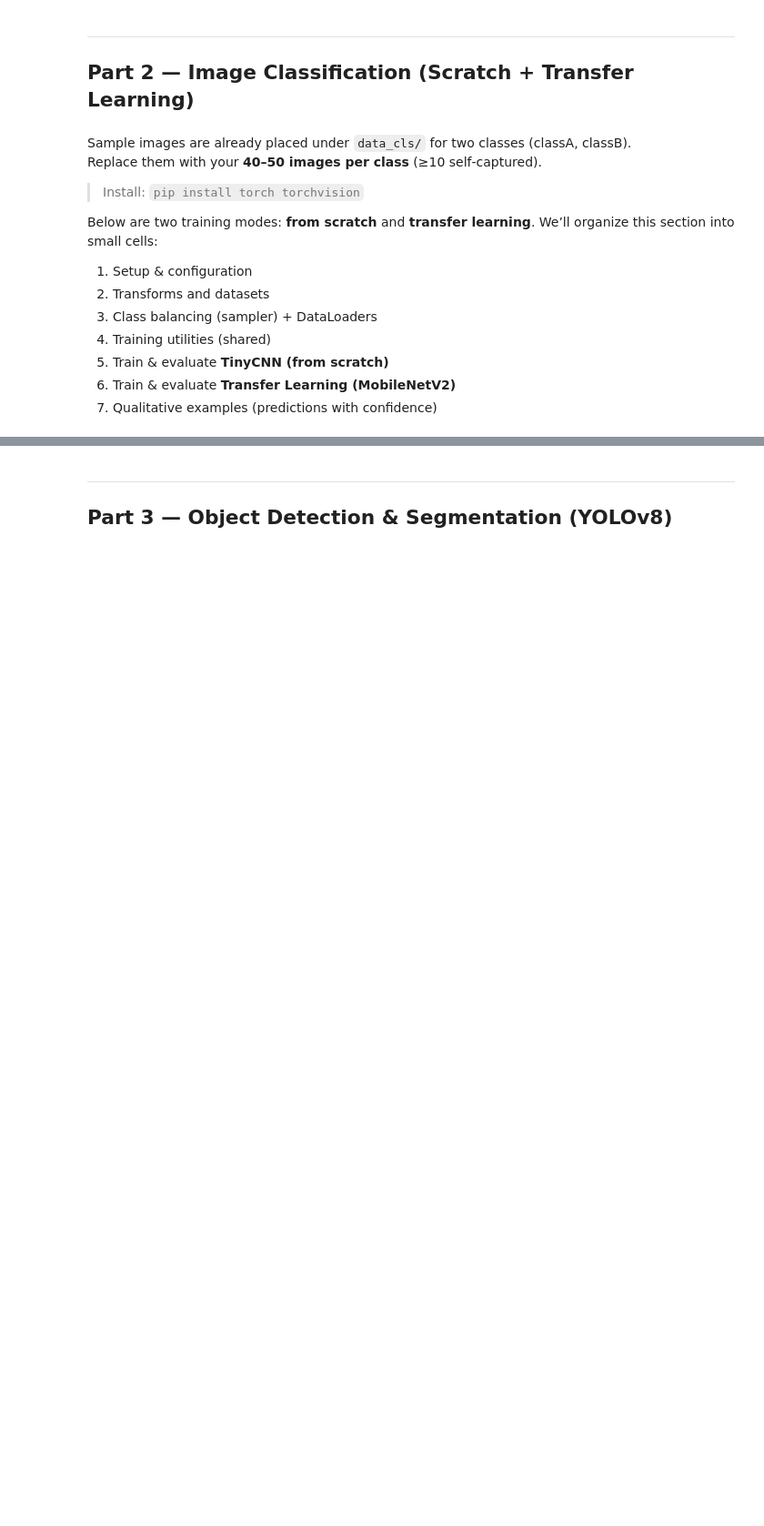
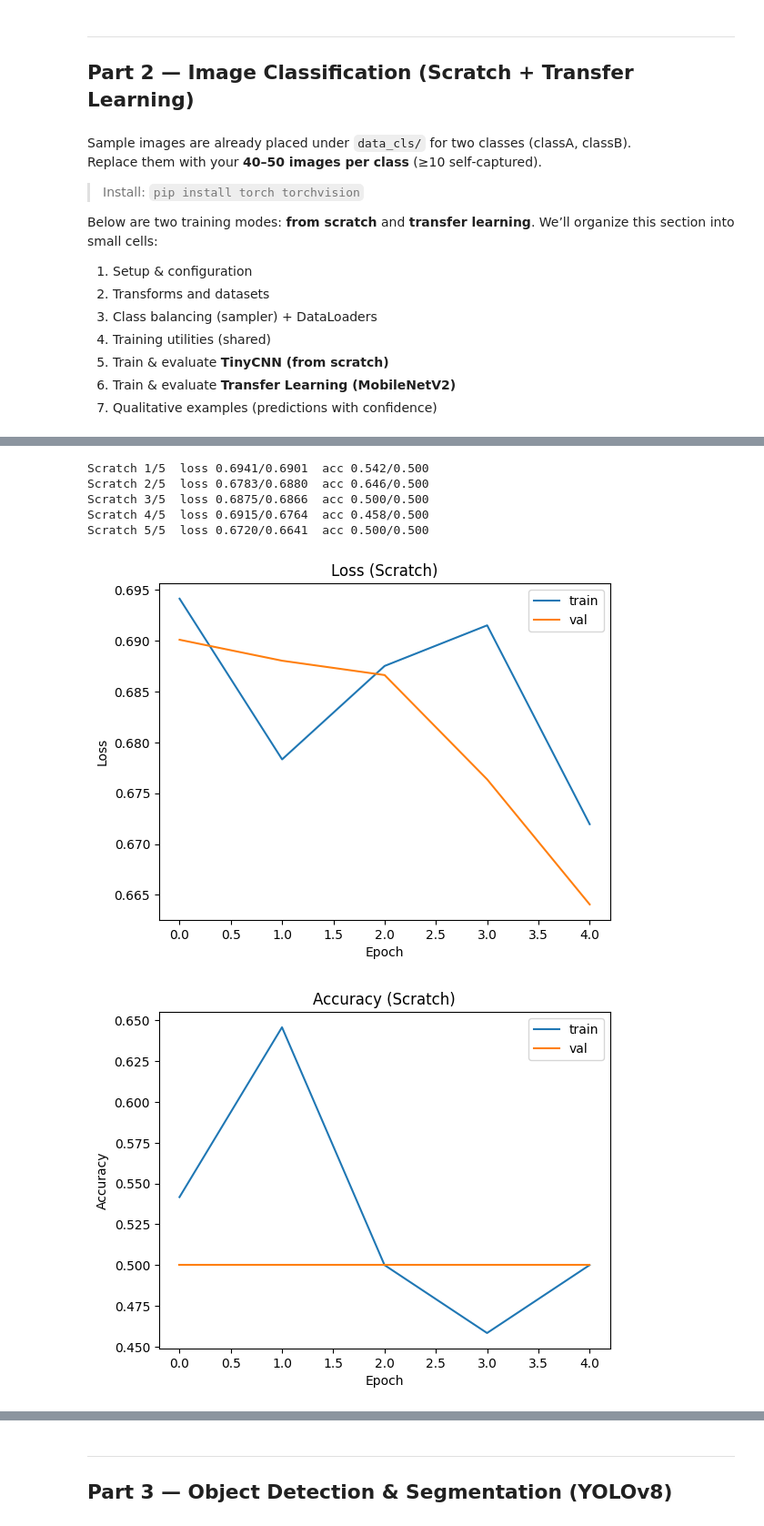
Before and after one commit to RokasMarcinkevicius/P170M109-Computational-Intelligence-and-Decision-Making, a Jupyter notebook: Lab 2/CIDM Lab 2.ipynb, the cells around one changed output, grey strips where cells are left out. Shown at 91% size. Drawn from its saved outputs; the diff is of its cells as text; code cells hidden in the pictures; blank space fills up the shorter version.

```diff
--- a/Lab 2/CIDM Lab 2.ipynb
+++ b/Lab 2/CIDM Lab 2.ipynb
@@ -1420,0 +1228,18 @@ KeyboardInterrupt:
+# %%
+# 3) Class balancing (WeightedRandomSampler) + DataLoaders
+
+try:
+    train_targets = torch.tensor(dataset_train.targets, dtype=torch.long)
+except AttributeError:
+    train_targets = torch.tensor([dataset_train[i][1] for i in range(len(dataset_train))], dtype=torch.long)
+
+class_sample_count = torch.bincount(train_targets, minlength=num_classes).clamp(min=1)
+class_weights = (class_sample_count.sum() / class_sample_count).float()
+sample_weights = class_weights[train_targets]
+
+sampler = WeightedRandomSampler(weights=sample_weights, num_samples=len(sample_weights), replacement=True)
+
+loader_kwargs = dict(batch_size=BATCH_SIZE, num_workers=NUM_WORKERS, pin_memory=torch.cuda.is_available())
+loader_train = DataLoader(dataset_train, sampler=sampler, **loader_kwargs)
+loader_val   = DataLoader(dataset_val,   shuffle=False,    **loader_kwargs)
+loader_test  = DataLoader(dataset_test,  shuffle=False,    **loader_kwargs)
@@ -1420,0 +1344,45 @@ KeyboardInterrupt:
+# %%
+# 5) Train & evaluate TinyCNN (from scratch)
+
+class TinyCNN(nn.Module):
+    def __init__(self, num_classes: int):
+        super().__init__()
+        self.features = nn.Sequential(
+            nn.Conv2d(3, 16, 3, padding=1), nn.ReLU(), nn.MaxPool2d(2),
+            nn.Conv2d(16, 32, 3, padding=1), nn.ReLU(), nn.MaxPool2d(2),
+            nn.Conv2d(32, 64, 3, padding=1), nn.ReLU(), nn.AdaptiveAvgPool2d(1),
+        )
+        self.classifier = nn.Linear(64, num_classes)
+
+    def forward(self, x):
+        x = self.features(x)
+        x = x.view(x.size(0), -1)
+        return self.classifier(x)
+
+model_scratch = TinyCNN(num_classes).to(device)
+optimizer_scratch = optim.Adam(model_scratch.parameters(), lr=LEARNING_RATE)
+class_weights_device = (class_weights.to(device) if isinstance(class_weights, torch.Tensor) else None)
+
+train_losses, val_losses, train_accuracies, val_accuracies = [], [], [], []
+for epoch in range(EPOCHS):
+    loss_train, acc_train, _, _ = run_epoch(model_scratch, loader_train, optimizer=optimizer_scratch, is_training=True,  class_weights=class_weights_device)
+    loss_val,   acc_val,   _, _ = run_epoch(model_scratch, loader_val,   optimizer=None,            is_training=False, class_weights=class_weights_device)
+    train_losses.append(loss_train); val_losses.append(loss_val)
+    train_accuracies.append(acc_train); val_accuracies.append(acc_val)
+    print(f"Scratch {epoch+1}/{EPOCHS}  loss {loss_train:.4f}/{loss_val:.4f}  acc {acc_train:.3f}/{acc_val:.3f}")
+
+show_history(train_losses, val_losses, "Loss (Scratch)", "Loss")
+show_history(train_accuracies, val_accuracies, "Accuracy (Scratch)", "Accuracy")
+
+_, _, true_test_scratch, pred_test_scratch = run_epoch(model_scratch, loader_test, optimizer=None, is_training=False, class_weights=class_weights_device)
+safe_confusion_matrix(true_test_scratch, pred_test_scratch, dataset_train.classes, normalize=True, title_text="Confusion (Scratch)")
+print("Scratch — classification report:")
+print(classification_report(true_test_scratch, pred_test_scratch, target_names=dataset_train.classes))
+# %% [output]
+Scratch 1/5  loss 0.6941/0.6901  acc 0.542/0.500
+Scratch 2/5  loss 0.6783/0.6880  acc 0.646/0.500
+Scratch 3/5  loss 0.6875/0.6866  acc 0.500/0.500
+Scratch 4/5  loss 0.6915/0.6764  acc 0.458/0.500
+Scratch 5/5  loss 0.6720/0.6641  acc 0.500/0.500
+[figure, added]
+[figure, added]
```
Also changed, not shown: parts of 24 cells of this notebook, 1 other file.
